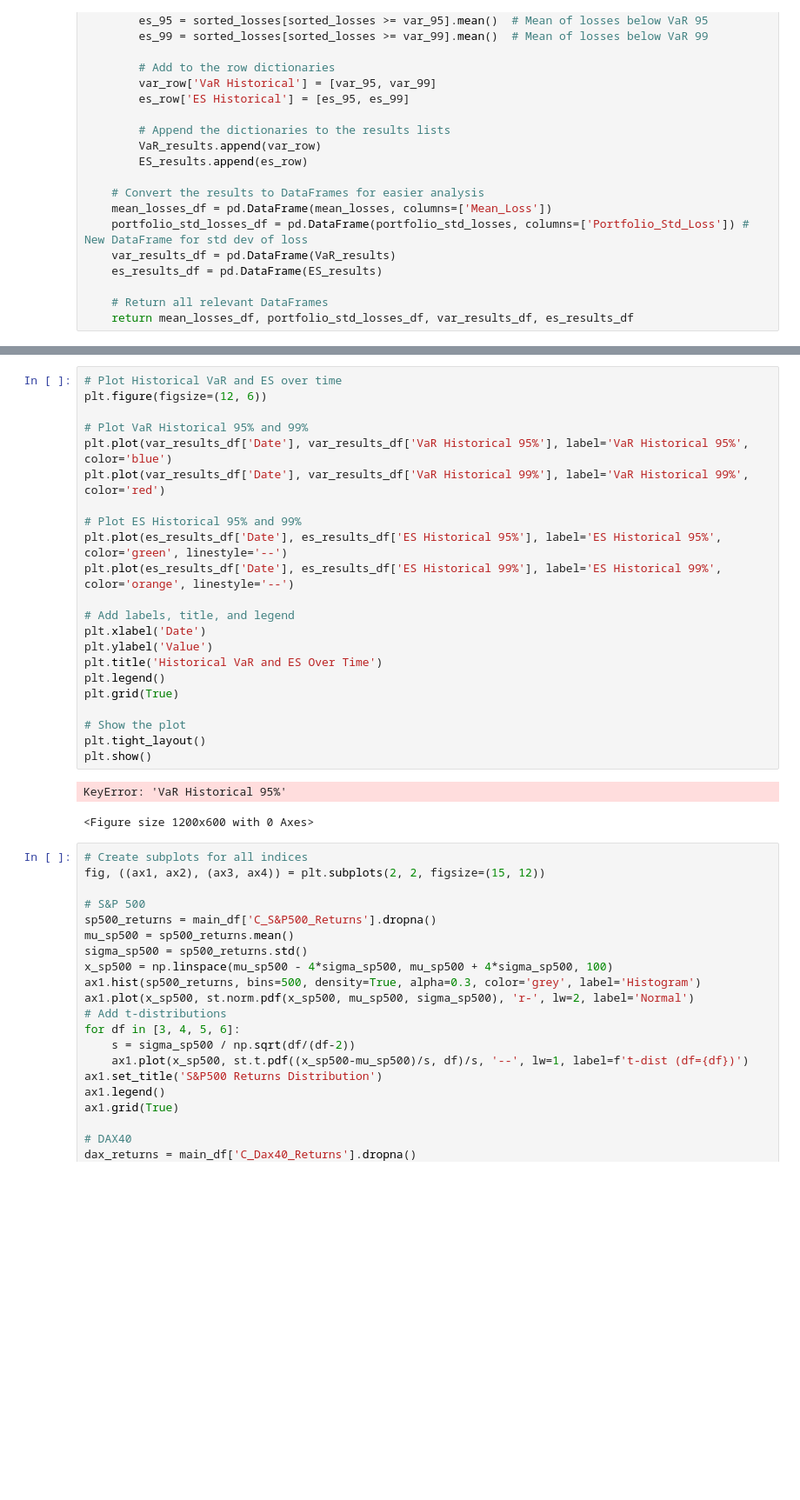
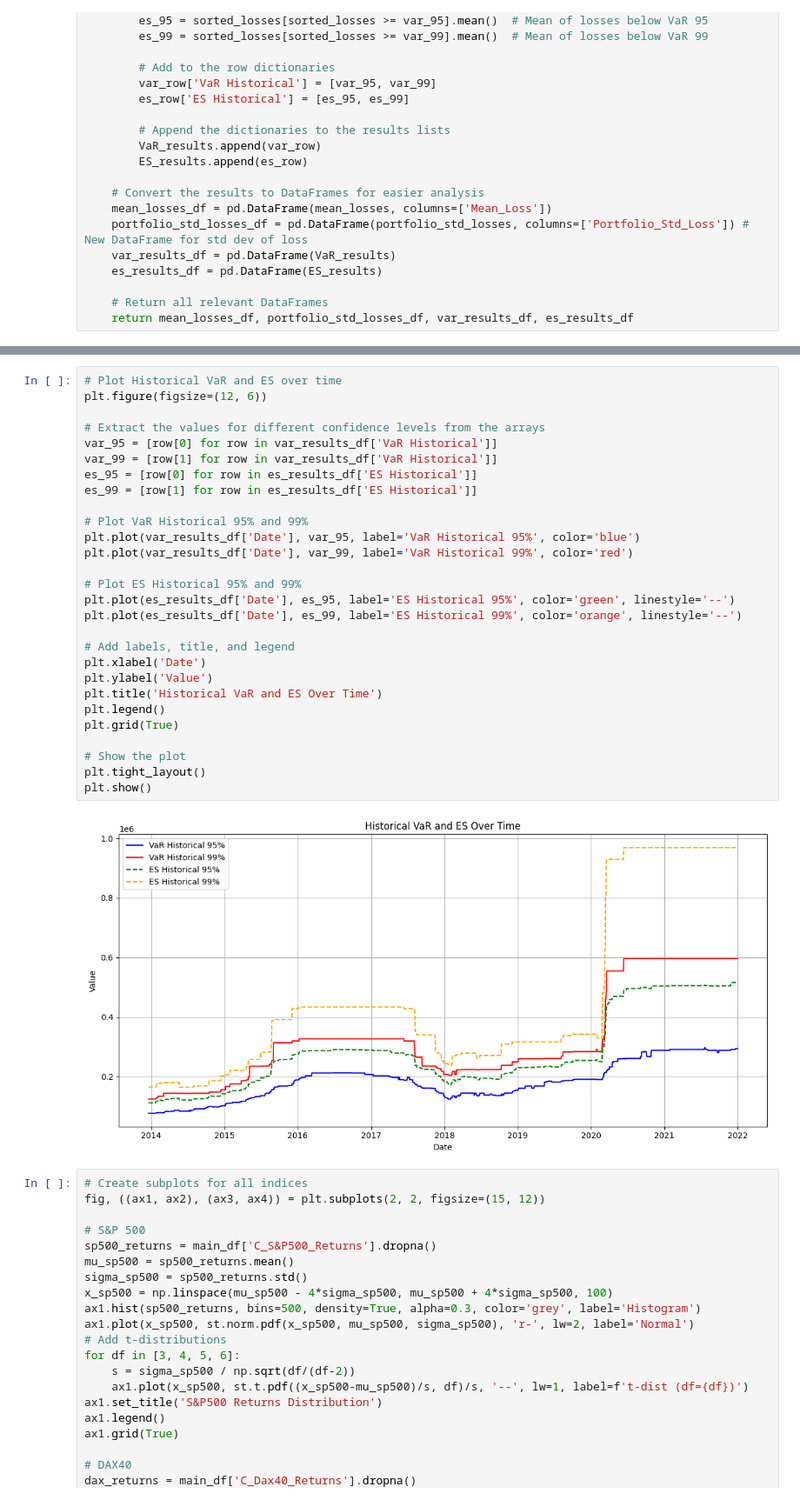
Before and after one commit to Dhruvs120/Quantitative_Risk_Management_Assignments, a Jupyter notebook: initial_notebook.ipynb, the cells around one changed output, grey strips where cells are left out. Shown at 87% size. Cells and saved outputs as stored; diff of their text form; blank space fills up the shorter version.

Commit message:
historical plot correction

```diff
--- a/initial_notebook.ipynb
+++ b/initial_notebook.ipynb
@@ -487,28 +487,33 @@ ES results
 # %%
 # Plot Historical VaR and ES over time
 plt.figure(figsize=(12, 6))
 
+# Extract the values for different confidence levels from the arrays
+var_95 = [row[0] for row in var_results_df['VaR Historical']]
+var_99 = [row[1] for row in var_results_df['VaR Historical']]
+es_95 = [row[0] for row in es_results_df['ES Historical']]
+es_99 = [row[1] for row in es_results_df['ES Historical']]
+
 # Plot VaR Historical 95% and 99%
-plt.plot(var_results_df['Date'], var_results_df['VaR Historical 95%'], label='VaR Historical 95%', color='blue')
-plt.plot(var_results_df['Date'], var_results_df['VaR Historical 99%'], label='VaR Historical 99%', color='red')
+plt.plot(var_results_df['Date'], var_95, label='VaR Historical 95%', color='blue')
+plt.plot(var_results_df['Date'], var_99, label='VaR Historical 99%', color='red')
 
 # Plot ES Historical 95% and 99%
-plt.plot(es_results_df['Date'], es_results_df['ES Historical 95%'], label='ES Historical 95%', color='green', linestyle='--')
-plt.plot(es_results_df['Date'], es_results_df['ES Historical 99%'], label='ES Historical 99%', color='orange', linestyle='--')
+plt.plot(es_results_df['Date'], es_95, label='ES Historical 95%', color='green', linestyle='--')
+plt.plot(es_results_df['Date'], es_99, label='ES Historical 99%', color='orange', linestyle='--')
 
 # Add labels, title, and legend
 plt.xlabel('Date')
 plt.ylabel('Value')
 plt.title('Historical VaR and ES Over Time')
 plt.legend()
 plt.grid(True)
 
 # Show the plot
 plt.tight_layout()
 plt.show()
 # %% [output]
-KeyError: 'VaR Historical 95%'
-<Figure size 1200x600 with 0 Axes>
+[figure, added]
 # %%
 # Create subplots for all indices
 fig, ((ax1, ax2), (ax3, ax4)) = plt.subplots(2, 2, figsize=(15, 12))
```
